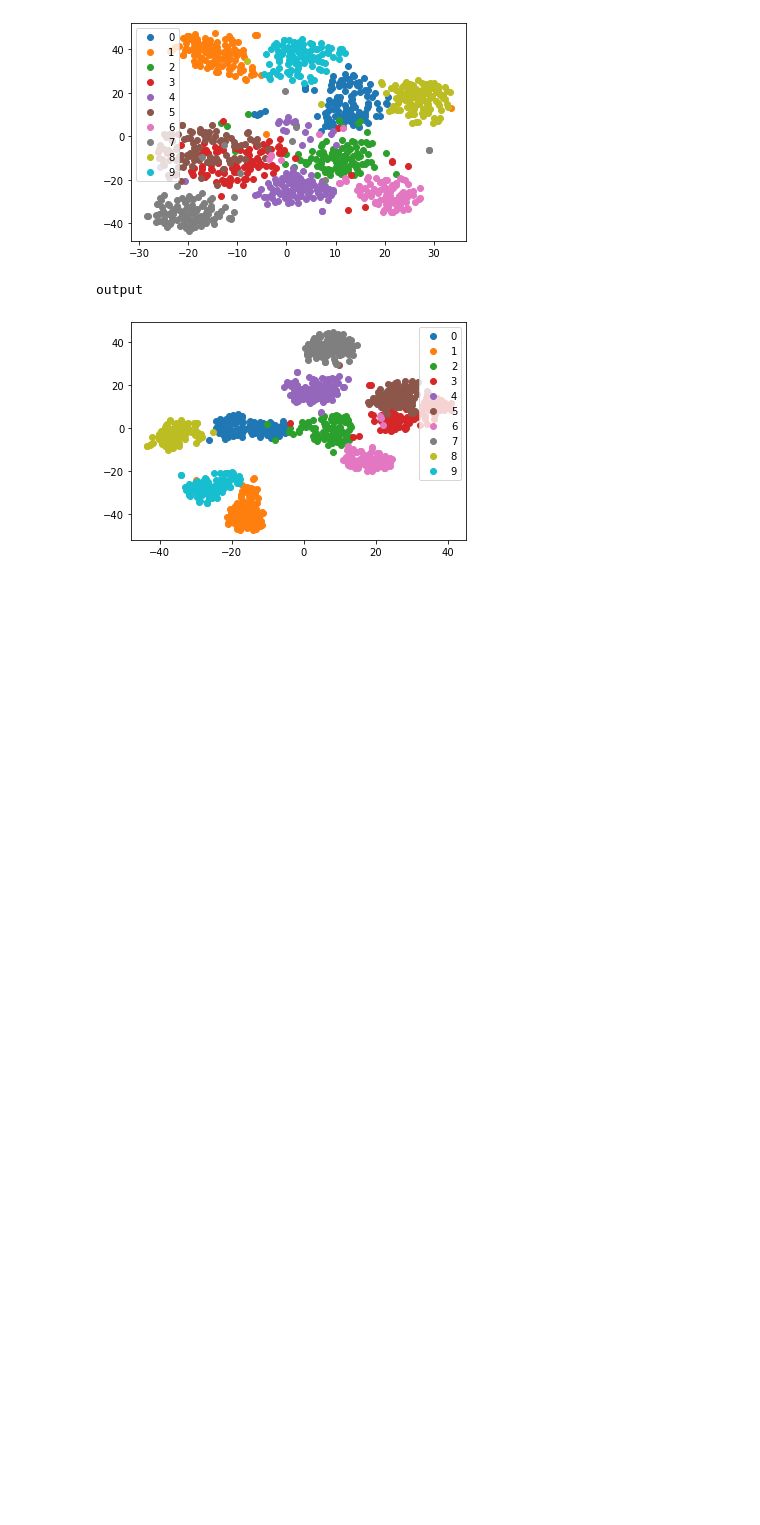
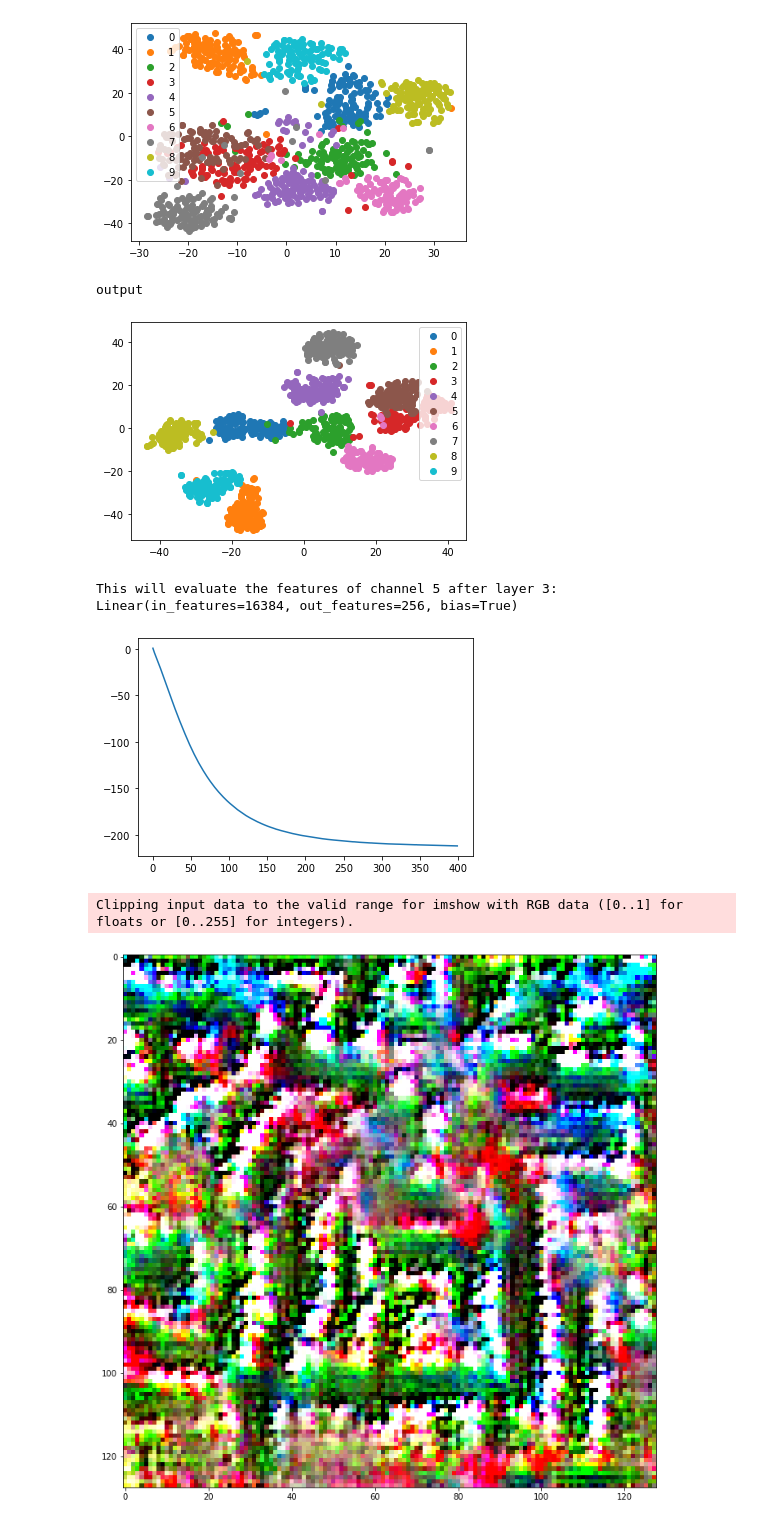
Before and after one commit to pvdklei/modelsmakemodels, a Jupyter notebook: pepijn/cifar10_model_visual.ipynb, the cells around one changed output. Saved outputs shown, nothing was run; the diff lists cells and outputs as text; code cells hidden in the pictures; blank space fills up the shorter version.

```diff
--- a/pepijn/cifar10_model_visual.ipynb
+++ b/pepijn/cifar10_model_visual.ipynb
@@ -138,3 +151,10 @@ all convolutions done
 [figure]
 output
 [figure]
+# %%
+vt.image_that_feature_responds_to_most(model, 3, 5, (128, 128))
+# %% [output]
+This will evaluate the features of channel 5 after layer 3: Linear(in_features=16384, out_features=256, bias=True)
+[figure, added]
+Clipping input data to the valid range for imshow with RGB data ([0..1] for floats or [0..255] for integers).
+[figure, added]
```
Also changed, not shown: parts of 2 cells of this notebook, 2 other files.
